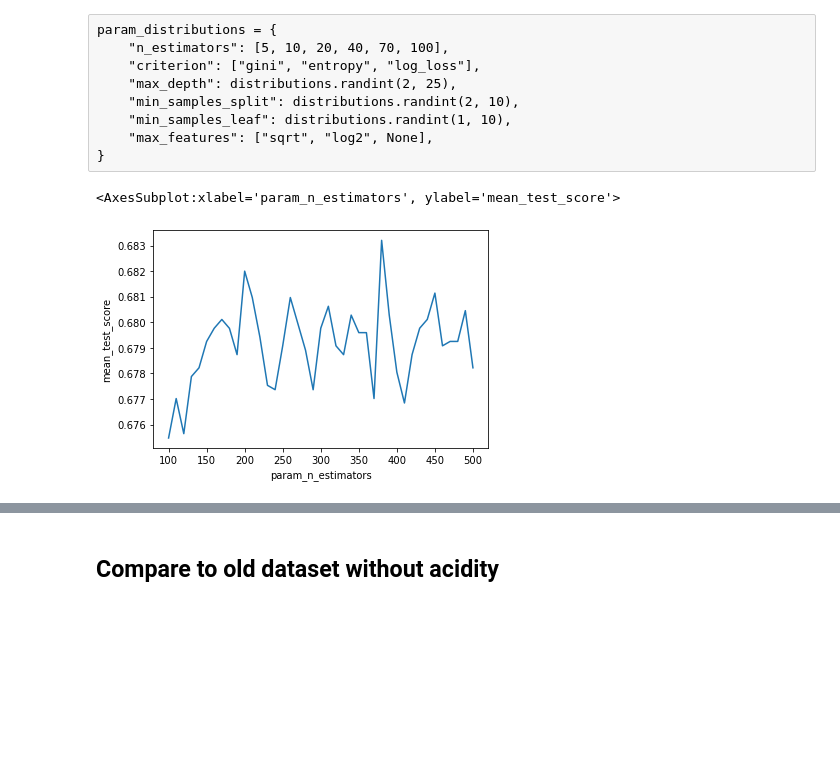
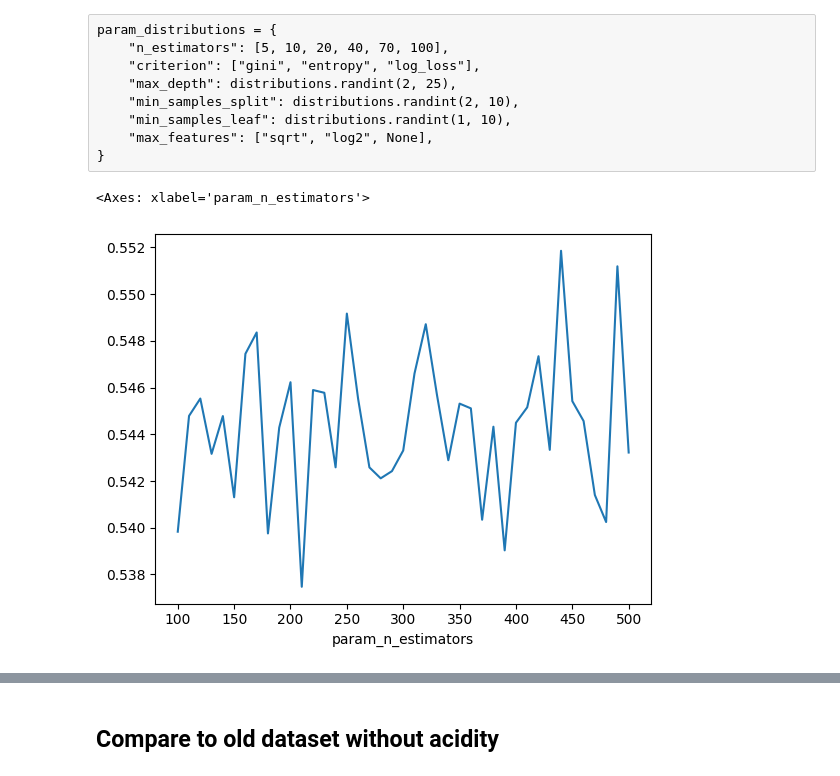
Before and after one commit to akusok/hasuriski_maps, a Jupyter notebook: notebooks/spark-load-train-predict.ipynb, the cells around one changed output, grey strips where cells are left out. Drawn from its saved outputs; the diff is of its cells as text; code cells hidden in the pictures; blank space fills up the shorter version.

```diff
--- a/notebooks/spark-load-train-predict.ipynb
+++ b/notebooks/spark-load-train-predict.ipynb
@@ -28,7 +43,7 @@ To adjust logging level use sc.setLogLevel(newLevel). For SparkR, use setLogLeve
 # %% [markdown]
 ## Load points
 # %%
-source = gpd.read_file("GTK_ASsoil_obs.csv")
+source = gpd.read_file("../local_data/GTK_ASsoil_obs.csv")
 geom = gpd.points_from_xy(source.POINT_X.astype("float"), source.POINT_Y.astype("float"))
 points = gpd.GeoDataFrame(source.CLASS, crs="EPSG:3067", geometry=geom).to_crs("WGS84")
 points["x"] = points.geometry.x
@@ -43,6 +58,6 @@ points.head(4)
 | 2 | ASS | 25.784691 | 64.786808 | 2 |
 | 3 | ASS | 25.315115 | 64.988732 | 3 |
 # %%
-df_points = spark.createDataFrame(points)
+df_points = spark.createDataFrame(points).repartition(12)
 df_points.show(4, truncate=False)
 # %% [output]
@@ -229,0 +249,20 @@ df_data = (
+# %%
+# ['elevation', 'aem_imag', 'landsat_1', 'landsat_0', 'landsat_2', 'aem_real', 'aspect', 'NDVI', 'TPI', 'TWI', 'TRI', 'aem_resist', 'hillshade', 'slope']
+
+df_data = (
+    df_tiles
+    .join(get_layer_data(f"{disk_path}/elev_10m", "elevation"), on="point_id")
+    .join(get_layer_data(f"{disk_path}/elev_10m_aspect", "aspect"), on="point_id")
+
+    .join(get_layer_data(f"{disk_path}/aem_imaginary_component", "aem_imag"), on="point_id")
+    .join(get_layer_data(f"{disk_path}/aem_real_component", "aem_real"), on="point_id")
+
+    .join(get_layer_data(f"{disk_path}/landsat", "landsat", gray=False), on="point_id")
+
+    .join(get_layer_data(f"{disk_path}/NDVI_max", "NDVI"), on="point_id")
+    .join(get_layer_data(f"{disk_path}/TPI", "TPI"), on="point_id")
+    .join(get_layer_data(f"{disk_path}/TWI", "TWI"), on="point_id")
+    .join(get_layer_data(f"{disk_path}/TRI", "TRI"), on="point_id")
+)
+
+df_data.toPandas().head(3)
@@ -358,7 +467,7 @@ rcv = RandomizedSearchCV(
     RandomForestClassifier(n_jobs=2),
     param_distributions,
     n_iter=1000,
-    n_jobs=4,
+    n_jobs=5,
     refit=False,
     cv=10,
     verbose=0
@@ -368,11 +477,11 @@ result = rcv.fit(X, Y)
 cv = pd.DataFrame(result.cv_results_)
 # %%
 sns.lineplot(
-    data=cv.groupby("param_n_estimators").mean()["mean_test_score"] #- 2*cv.groupby("param_n_estimators").mean()["std_test_score"]
+    data=cv.groupby("param_n_estimators")["mean_test_score"].mean() - 2*cv.groupby("param_n_estimators")["std_test_score"].mean()
 )
 # %% [output]
-<AxesSubplot:xlabel='param_n_estimators', ylabel='mean_test_score'>
+<Axes: xlabel='param_n_estimators'>
-[figure, old version]
+[figure, new version]
 # %%
 sns.heatmap(
     pd.pivot_table(cv, "mean_test_score", "param_max_depth", "param_n_estimators")
```
Also changed, not shown: parts of 35 cells of this notebook, 2 other files.
